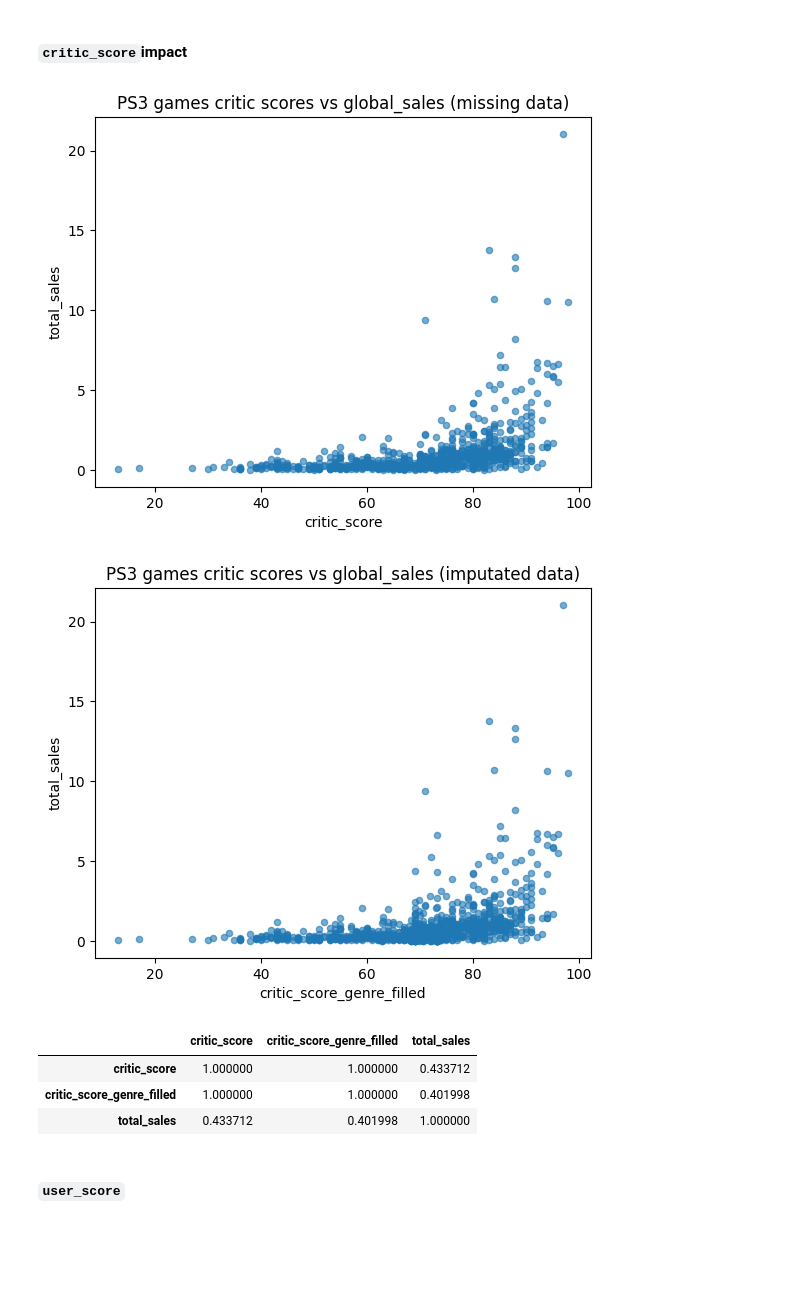
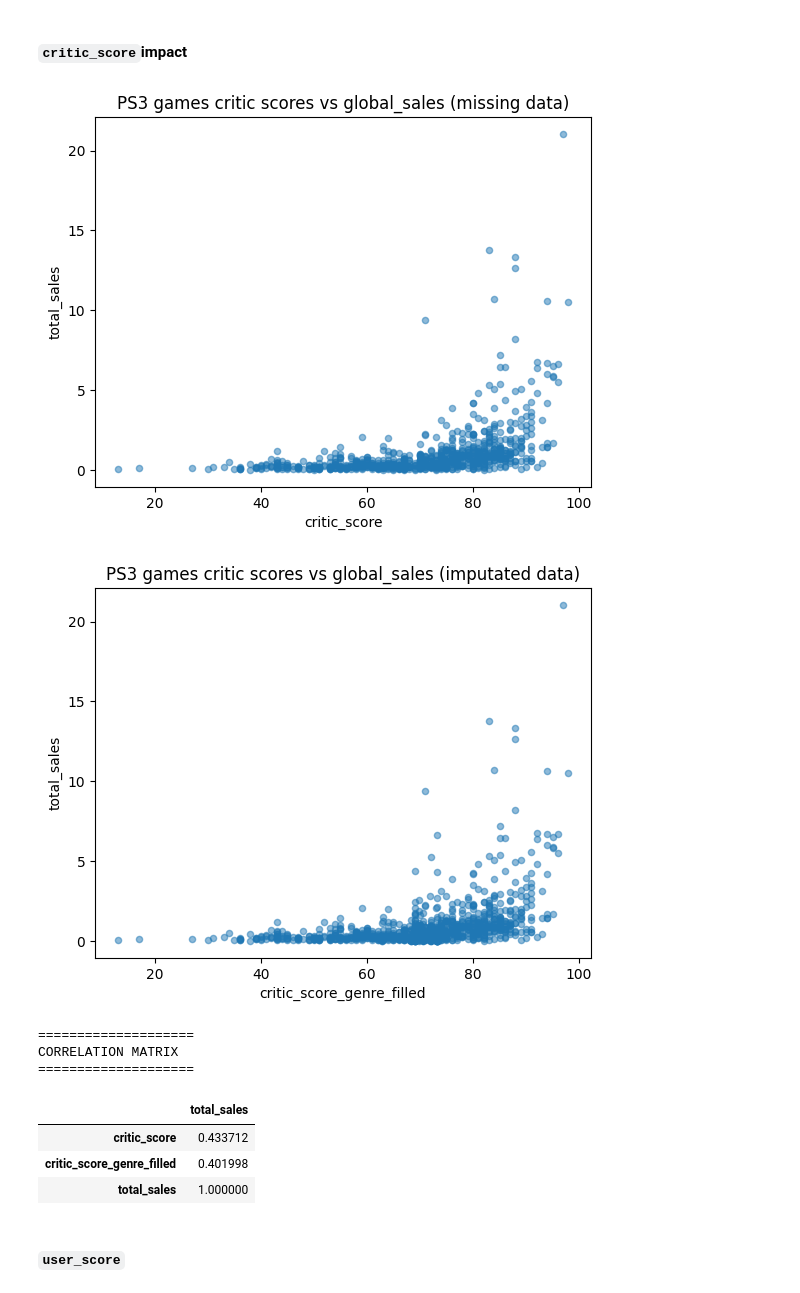
Before and after one commit to PabloHermun/videogames_succes, a Jupyter notebook: notebook.ipynb, the cells around one changed output. Saved outputs shown, nothing was run; the diff lists cells and outputs as text; code cells hidden in the pictures; blank space fills up the shorter version.

```diff
--- a/notebook.ipynb
+++ b/notebook.ipynb
@@ -879,36 +883,41 @@ memory usage: 113.9+ KB
 # %%
 
 df_critics = platform_sales[['critic_score', 'critic_score_genre_filled', 'total_sales']]
 
 df_critics.dropna().plot(
     x='critic_score',
     y='total_sales',
     kind='scatter',
-    alpha=0.6
+    alpha=0.5
 )
 plt.title(f'{platform} games critic scores vs global_sales (missing data)')
 plt.show()
 
 df_critics.plot(
     x='critic_score_genre_filled',
     y='total_sales',
     kind='scatter',
-    alpha=0.6
+    alpha=0.5
 )
 plt.title(f'{platform} games critic scores vs global_sales (imputated data)')
 
 plt.show()
 
+print("="*20)
+print("CORRELATION MATRIX")
+print("="*20)
 
-
-df_critics.corr()
+df_critics.corr()['total_sales'].to_frame()
 # %% [output]
 [figure]
 [figure]
+====================
+CORRELATION MATRIX
+====================
-|  | critic_score | critic_score_genre_filled | total_sales |
-| critic_score | 1.000000 | 1.000000 | 0.433712 |
-| critic_score_genre_filled | 1.000000 | 1.000000 | 0.401998 |
-| total_sales | 0.433712 | 0.401998 | 1.000000 |
+|  | total_sales |
+| critic_score | 0.433712 |
+| critic_score_genre_filled | 0.401998 |
+| total_sales | 1.000000 |
 # %% [markdown]
 #### `user_score`
 # %%
```
Also changed, not shown: parts of 40 cells of this notebook.
